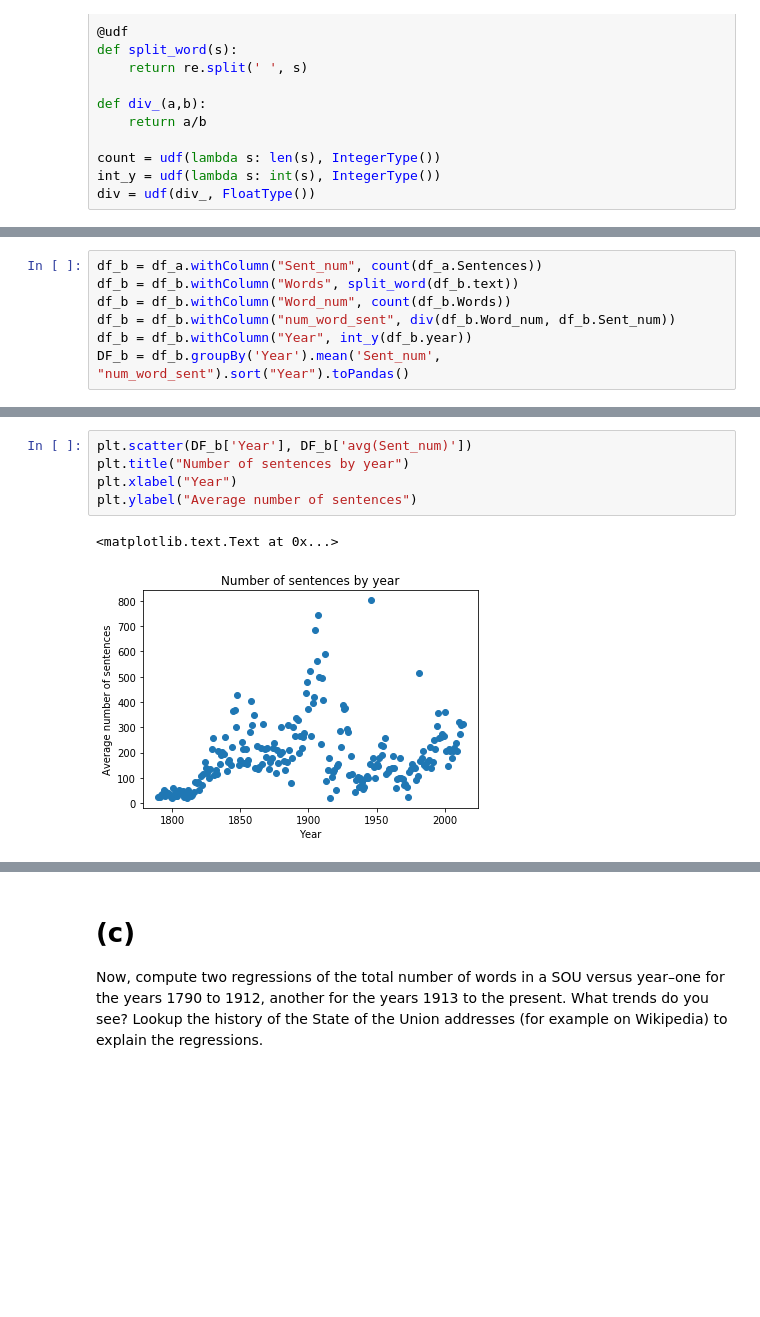
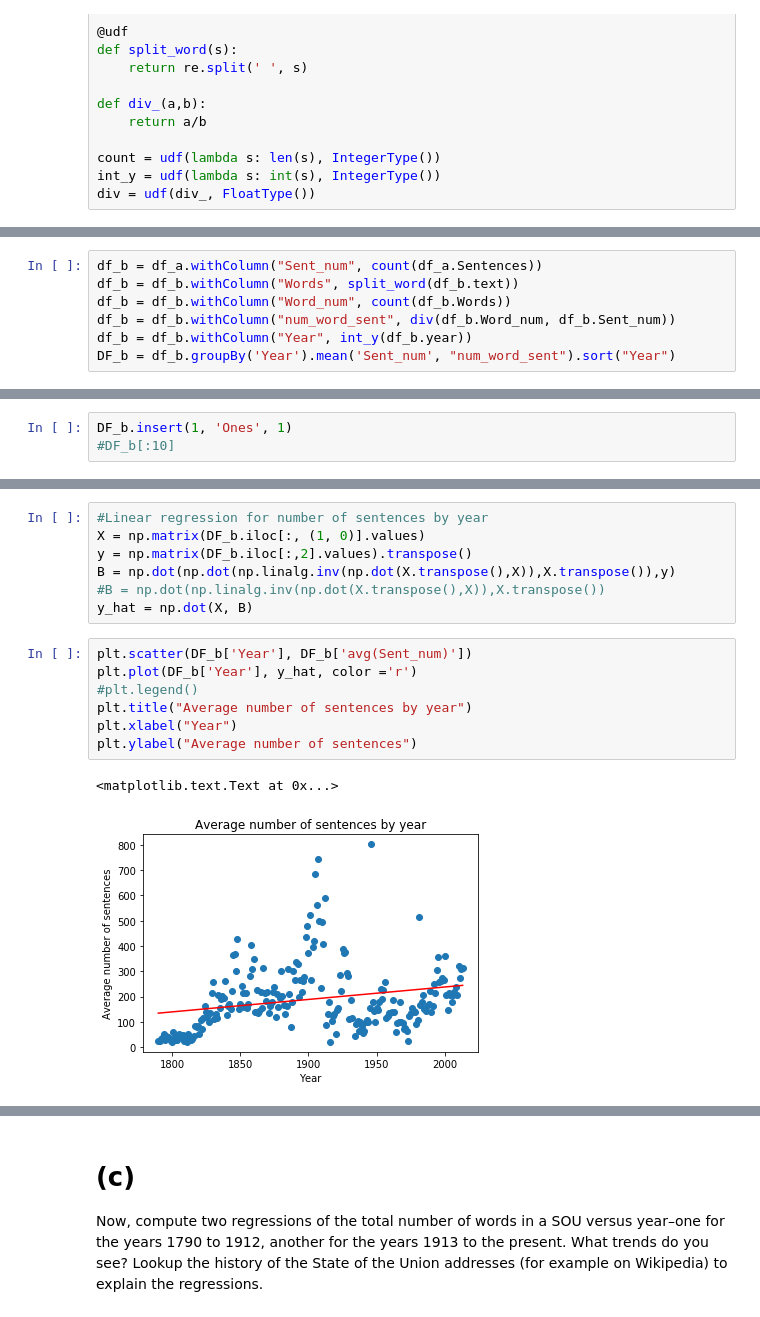
Before and after one commit to reidmcy/ML-Assigments, a Jupyter notebook: lsda/Assignment_1/assn1_prob4.ipynb, the cells around one changed output, grey strips where cells are left out. Cells and saved outputs as stored; diff of their text form; blank space fills up the shorter version.

```diff
--- a/lsda/Assignment_1/assn1_prob4.ipynb
+++ b/lsda/Assignment_1/assn1_prob4.ipynb
@@ -110,4 +110,4 @@ df_b = df_b.withColumn("Words", split_word(df_b.text))
 df_b = df_b.withColumn("Word_num", count(df_b.Words))
 df_b = df_b.withColumn("num_word_sent", div(df_b.Word_num, df_b.Sent_num))
 df_b = df_b.withColumn("Year", int_y(df_b.year))
-DF_b = df_b.groupBy('Year').mean('Sent_num', "num_word_sent").sort("Year").toPandas()
+DF_b = df_b.groupBy('Year').mean('Sent_num', "num_word_sent").sort("Year")
@@ -133,0 +114,3 @@ only showing top 10 rows
+# %%
+DF_b.insert(1, 'Ones', 1)
+#DF_b[:10]
@@ -134,8 +129,17 @@ only showing top 10 rows
+# %%
+#Linear regression for number of sentences by year
+X = np.matrix(DF_b.iloc[:, (1, 0)].values)
+y = np.matrix(DF_b.iloc[:,2].values).transpose()
+B = np.dot(np.dot(np.linalg.inv(np.dot(X.transpose(),X)),X.transpose()),y)
+#B = np.dot(np.linalg.inv(np.dot(X.transpose(),X)),X.transpose())
+y_hat = np.dot(X, B)
 # %%
 plt.scatter(DF_b['Year'], DF_b['avg(Sent_num)'])
-plt.title("Number of sentences by year")
+plt.plot(DF_b['Year'], y_hat, color ='r')
+#plt.legend()
+plt.title("Average number of sentences by year")
 plt.xlabel("Year")
 plt.ylabel("Average number of sentences")
 # %% [output]
 <matplotlib.text.Text at 0x...>
-[figure, old version]
+[figure, new version]
```
Also changed, not shown: parts of 13 cells of this notebook.
